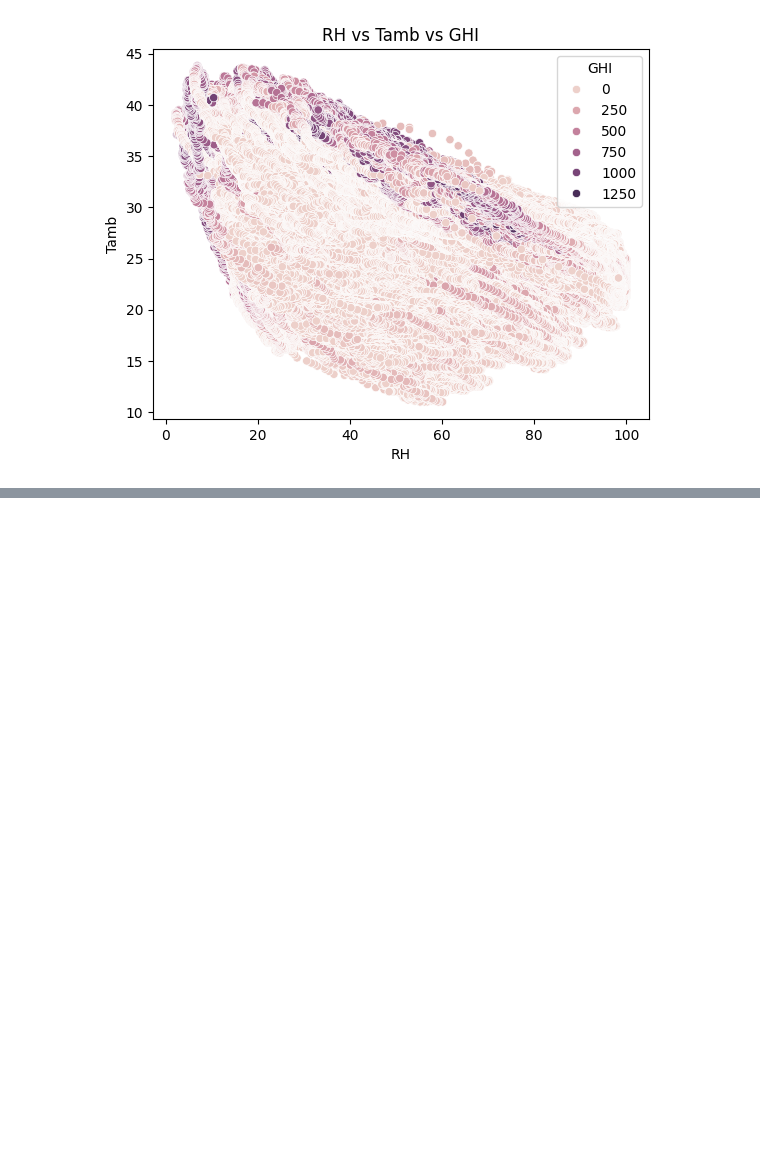
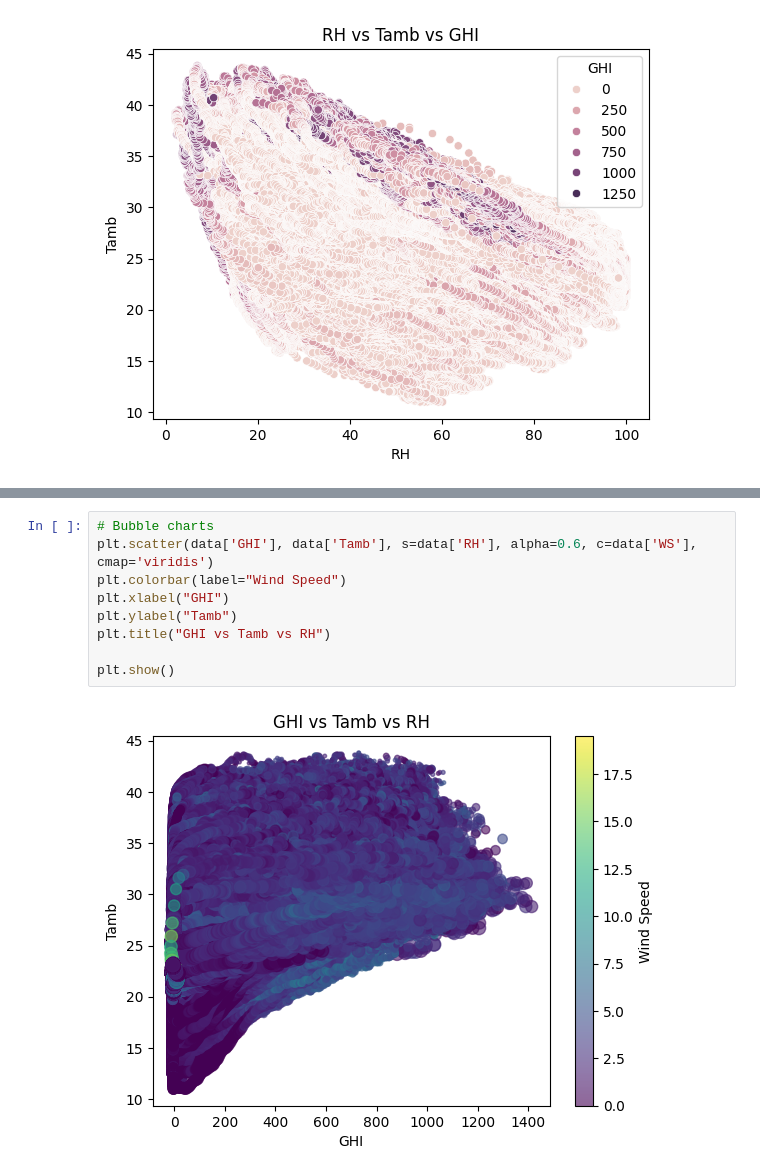
Before and after one commit to nani020/Kifiya-week0, a Jupyter notebook: notebooks/EDA.ipynb, the cells around one changed output, grey strips where cells are left out. Cells and saved outputs as stored; diff of their text form; blank space fills up the shorter version.

```diff
--- a/notebooks/EDA.ipynb
+++ b/notebooks/EDA.ipynb
@@ -127,0 +149,11 @@ plt.show()
+# %%
+# Bubble charts
+plt.scatter(data['GHI'], data['Tamb'], s=data['RH'], alpha=0.6, c=data['WS'], cmap='viridis')
+plt.colorbar(label="Wind Speed")
+plt.xlabel("GHI")
+plt.ylabel("Tamb")
+plt.title("GHI vs Tamb vs RH")
+
+plt.show()
+# %% [output]
+[figure, added]
```
Also changed, not shown: parts of 3 cells of this notebook, 2 other files.
